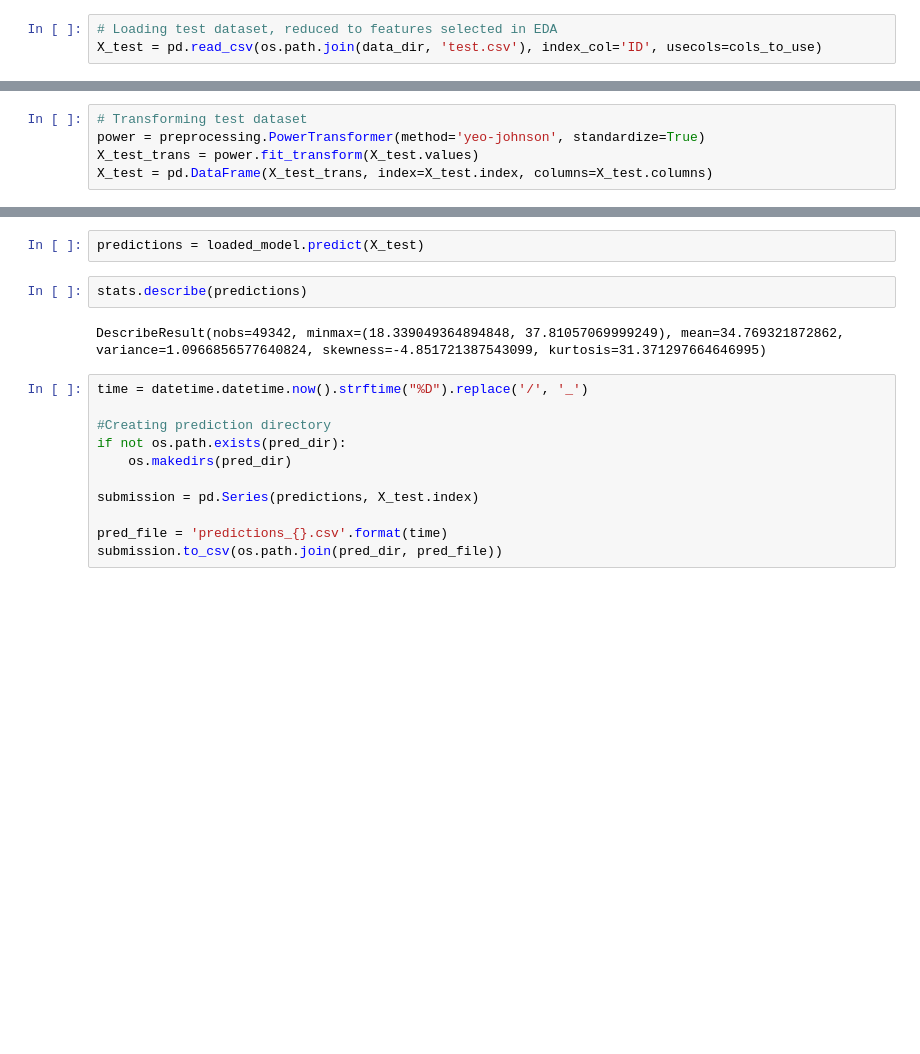
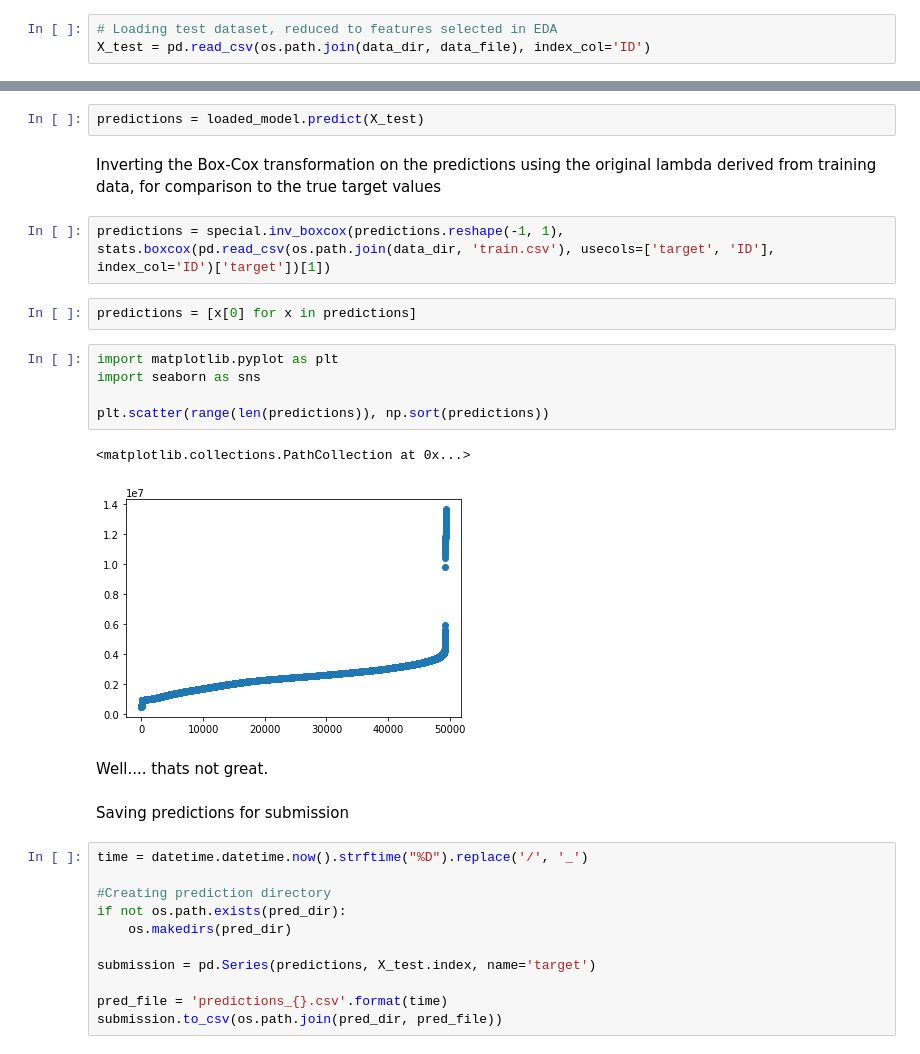
Before and after one commit to Antonio-RG/Banking_purchase_predictor, a Jupyter notebook: Santander_Submission.ipynb, the cells around one changed output, grey strips where cells are left out. Cells and saved outputs as stored; diff of their text form; blank space fills up the shorter version.

```diff
--- a/Santander_Submission.ipynb
+++ b/Santander_Submission.ipynb
@@ -40,4 +22,4 @@ cols_to_use
 loaded_model = pickle.load(open(os.path.join(model_dir, model_name), 'rb'))
 # %%
 # Loading test dataset, reduced to features selected in EDA
-X_test = pd.read_csv(os.path.join(data_dir, 'test.csv'), index_col='ID', usecols=cols_to_use)
+X_test = pd.read_csv(os.path.join(data_dir, data_file), index_col='ID')
@@ -61,5 +25,0 @@ X_test
-# %%
-# Transforming test dataset
-power = preprocessing.PowerTransformer(method='yeo-johnson', standardize=True)
-X_test_trans = power.fit_transform(X_test.values)
-X_test = pd.DataFrame(X_test_trans, index=X_test.index, columns=X_test.columns)
@@ -83,9 +28,23 @@ X_test
 # %%
 predictions = loaded_model.predict(X_test)
-# %%
-stats.describe(predictions)
-# %% [output]
-DescribeResult(nobs=49342, minmax=(18.339049364894848, 37.81057069999249), mean=34.769321872862, variance=1.0966856577640824, skewness=-4.851721387543099, kurtosis=31.371297664646995)
+# %% [markdown]
+Inverting the Box-Cox transformation on the predictions using the original lambda derived from training data, for comparison to the true target values
+# %%
+predictions = special.inv_boxcox(predictions.reshape(-1, 1), stats.boxcox(pd.read_csv(os.path.join(data_dir, 'train.csv'), usecols=['target', 'ID'], index_col='ID')['target'])[1])
+# %%
+predictions = [x[0] for x in predictions]
+# %%
+import matplotlib.pyplot as plt
+import seaborn as sns
+
+plt.scatter(range(len(predictions)), np.sort(predictions))
+# %% [output]
+<matplotlib.collections.PathCollection at 0x...>
+[figure, added]
+# %% [markdown]
+Well.... thats not great.
+# %% [markdown]
+Saving predictions for submission
 # %%
 time = datetime.datetime.now().strftime("%D").replace('/', '_')
 
@@ -93,7 +52,7 @@ time = datetime.datetime.now().strftime("%D").replace('/', '_')
 if not os.path.exists(pred_dir):
     os.makedirs(pred_dir)
 
-submission = pd.Series(predictions, X_test.index)
+submission = pd.Series(predictions, X_test.index, name='target')
 
 pred_file = 'predictions_{}.csv'.format(time)
 submission.to_csv(os.path.join(pred_dir, pred_file))
```
Also changed, not shown: parts of 8 cells of this notebook, 7 other files.
